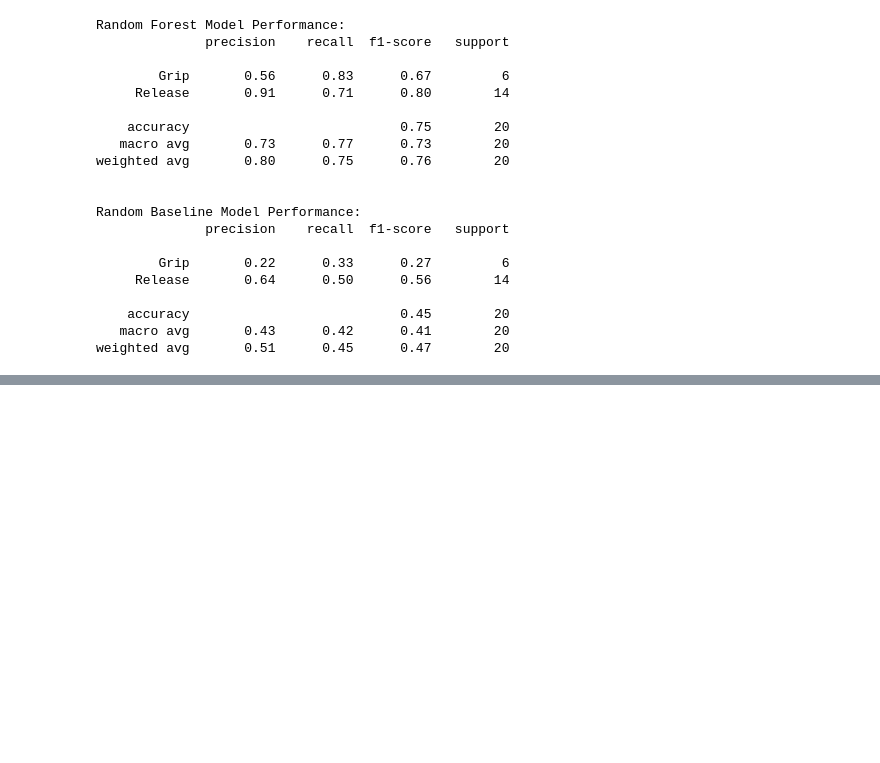
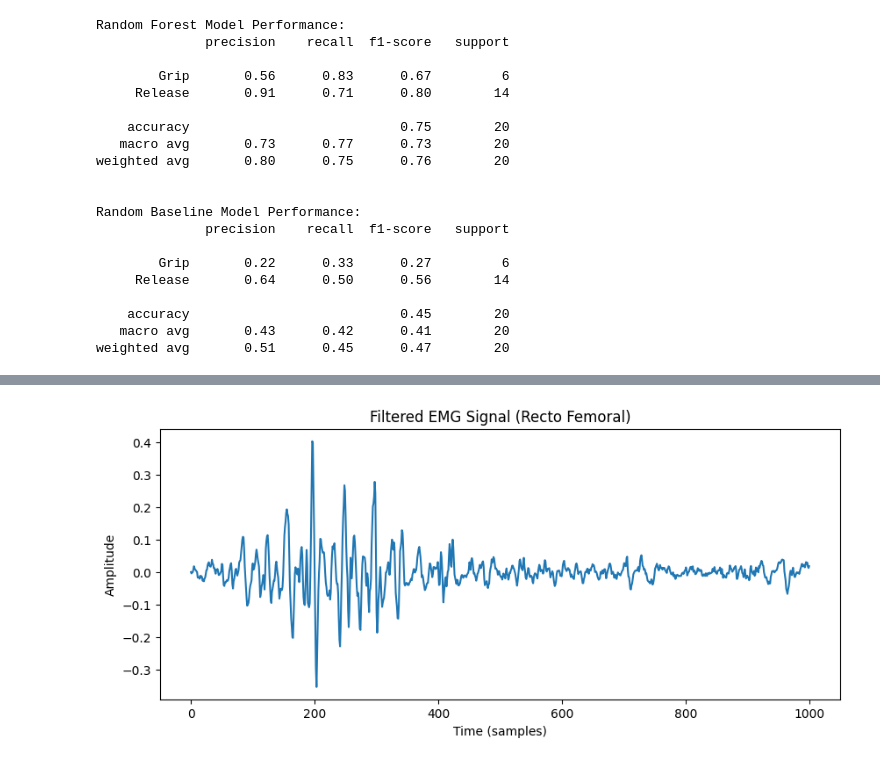
Before and after one commit to lakshpacholy/AI-ML-in-Prosthetics, a Jupyter notebook: AI_ML.ipynb, the cells around one changed output, grey strips where cells are left out. Cells and saved outputs as stored; diff of their text form; code cells hidden in the pictures; blank space fills up the shorter version.

```diff
--- a/AI_ML.ipynb
+++ b/AI_ML.ipynb
@@ -402,3 +402,78 @@ Random Baseline Model Performance:
     accuracy                           0.45        20
    macro avg       0.43      0.42      0.41        20
 weighted avg       0.51      0.45      0.47        20
+# %%
+import numpy as np
+import pandas as pd
+from scipy.signal import butter, filtfilt, iirnotch
+import matplotlib.pyplot as plt
+
+# Load the dataset (Replace 'your_file.csv' with actual file path)
+df = pd.read_csv("1Ngait.csv")
+
+# Display the first few rows to inspect the data structure
+print(df.head())
+
+# --------------------- STEP 1: NORMALIZATION ---------------------
+def normalize_signal(signal):
+    """Normalize signal between 0 and 1"""
+    return (signal - np.min(signal)) / (np.max(signal) - np.min(signal))
+
+# Normalize each EMG column
+emg_columns = ['Recto Femoral', 'Biceps Femoral', 'Vasto Medial', 'EMG Semitendinoso']
+df[emg_columns] = df[emg_columns].apply(normalize_signal)
+
+# --------------------- STEP 2: FILTERING ---------------------
+def bandpass_filter(signal, lowcut=20, highcut=450, fs=1000, order=4):
+    """Apply a bandpass filter to keep only relevant EMG frequencies"""
+    nyquist = 0.5 * fs
+    low = lowcut / nyquist
+    high = highcut / nyquist
+    b, a = butter(order, [low, high], btype='band')
+    return filtfilt(b, a, signal)
+
+def notch_filter(signal, notch_freq=50, fs=1000, quality_factor=30):
+    """Apply notch filter to remove powerline noise"""
+    nyquist = 0.5 * fs
+    notch = notch_freq / nyquist
+    b, a = iirnotch(notch, quality_factor)
+    return filtfilt(b, a, signal)
+
+# Apply filters to each EMG column
+fs = 1000  # Sampling frequency in Hz (adjust if different)
+for col in emg_columns:
+    df[col] = bandpass_filter(df[col], fs=fs)
+    df[col] = notch_filter(df[col], fs=fs)
+
+# --------------------- STEP 3: SEGMENTATION ---------------------
+def segment_data(data, window_size=200, overlap=100):
+    """
+    Segment the data into fixed time windows.
+    :param data: DataFrame containing EMG signals
+    :param window_size: Number of samples per window
+    :param overlap: Overlap between consecutive windows
+    :return: List of segmented windows
+    """
+    segments = []
+    step = window_size - overlap
+    for start in range(0, len(data) - window_size, step):
+        segment = data.iloc[start:start + window_size]
+        segments.append(segment)
+    return np.array(segments)
+
+# Segment the data (e.g., 200ms windows with 100ms overlap)
+window_size = 200  # Adjust based on your sampling rate
+overlap = 100
+segmented_data = segment_data(df[emg_columns], window_size, overlap)
+
+# Print segmentation result
+print(f"Total Segments: {len(segmented_data)}")
+
+# --------------------- STEP 4: PLOT SAMPLE EMG SIGNAL ---------------------
+plt.figure(figsize=(10, 4))
+plt.plot(df['Recto Femoral'][:1000])  # Plot first 1000 samples
+plt.title("Filtered EMG Signal (Recto Femoral)")
+plt.xlabel("Time (samples)")
+plt.ylabel("Amplitude")
+plt.show()
+# %% [output]
@@ -404,0 +494 @@ weighted avg       0.51      0.45      0.47        20
+[figure, added]
```
Also changed, not shown: parts of 2 cells of this notebook, 6 other files.
